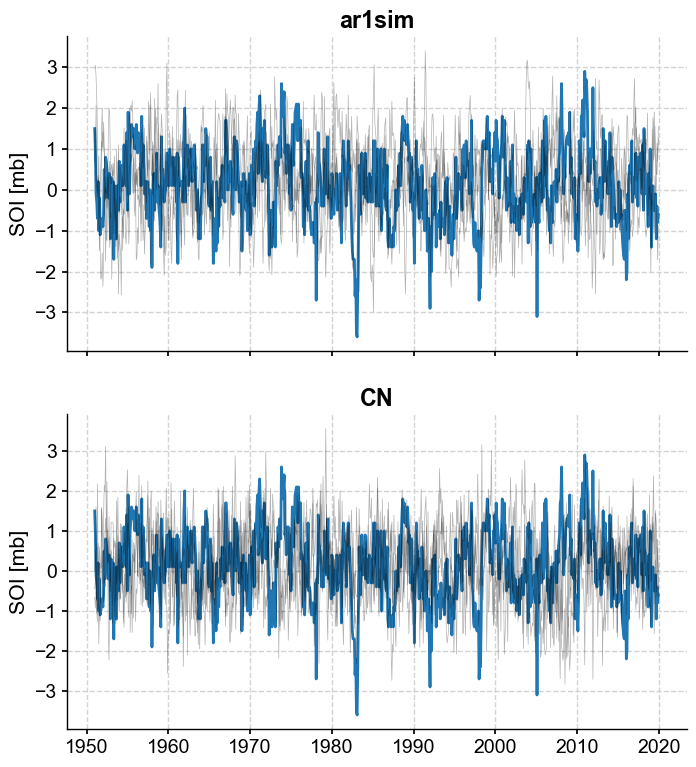
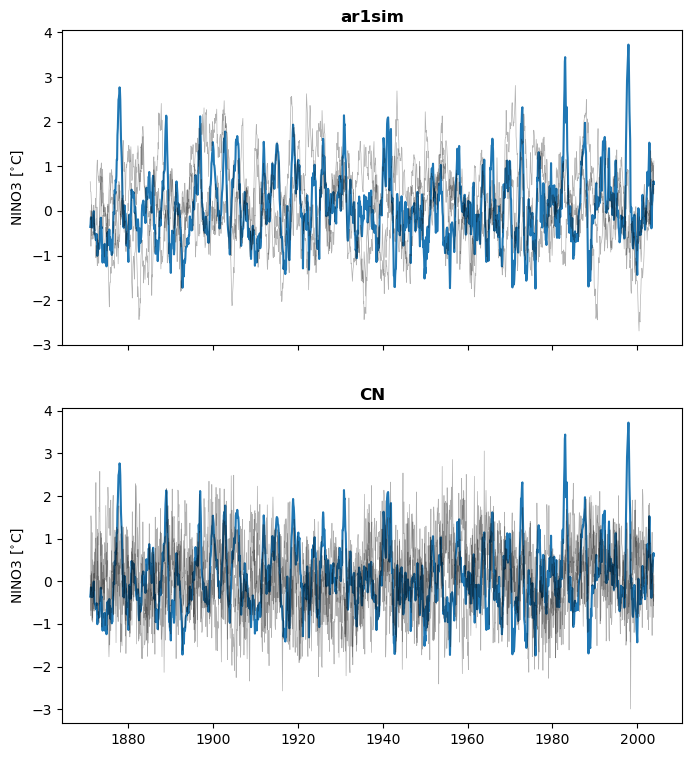
Code edit (unified diff) that turned the first committed figure into the second:
--- before
+++ after
@@ -4,7 +4,7 @@
 for i, method in enumerate(['ar1sim','CN']):
     surr[method] = pyleo.SurrogateSeries(method=method,number=3) 
-    surr[method].from_series(SOI)
+    surr[method].from_series(NINO3)
     surr[method].plot_traces(ax=axs[i],legend=False,num_traces=5,color='black')
-    SOI.plot(ax=axs[i],legend=False)
+    NINO3.plot(ax=axs[i],legend=False)
     axs[i].set_title(method, fontweight='bold')
     if i<2:

Commit: Auto-sync notebooks, data, and update TOC